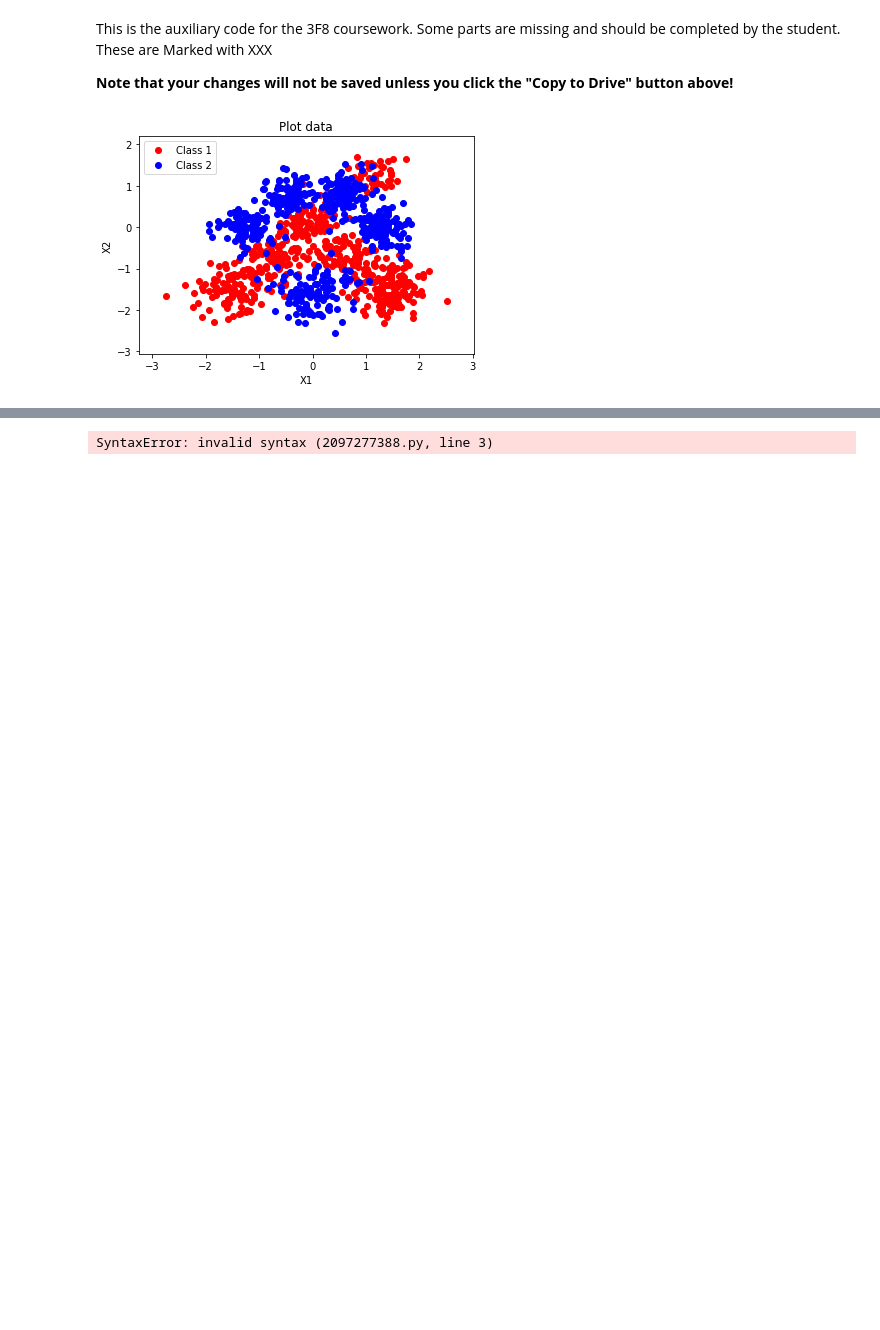
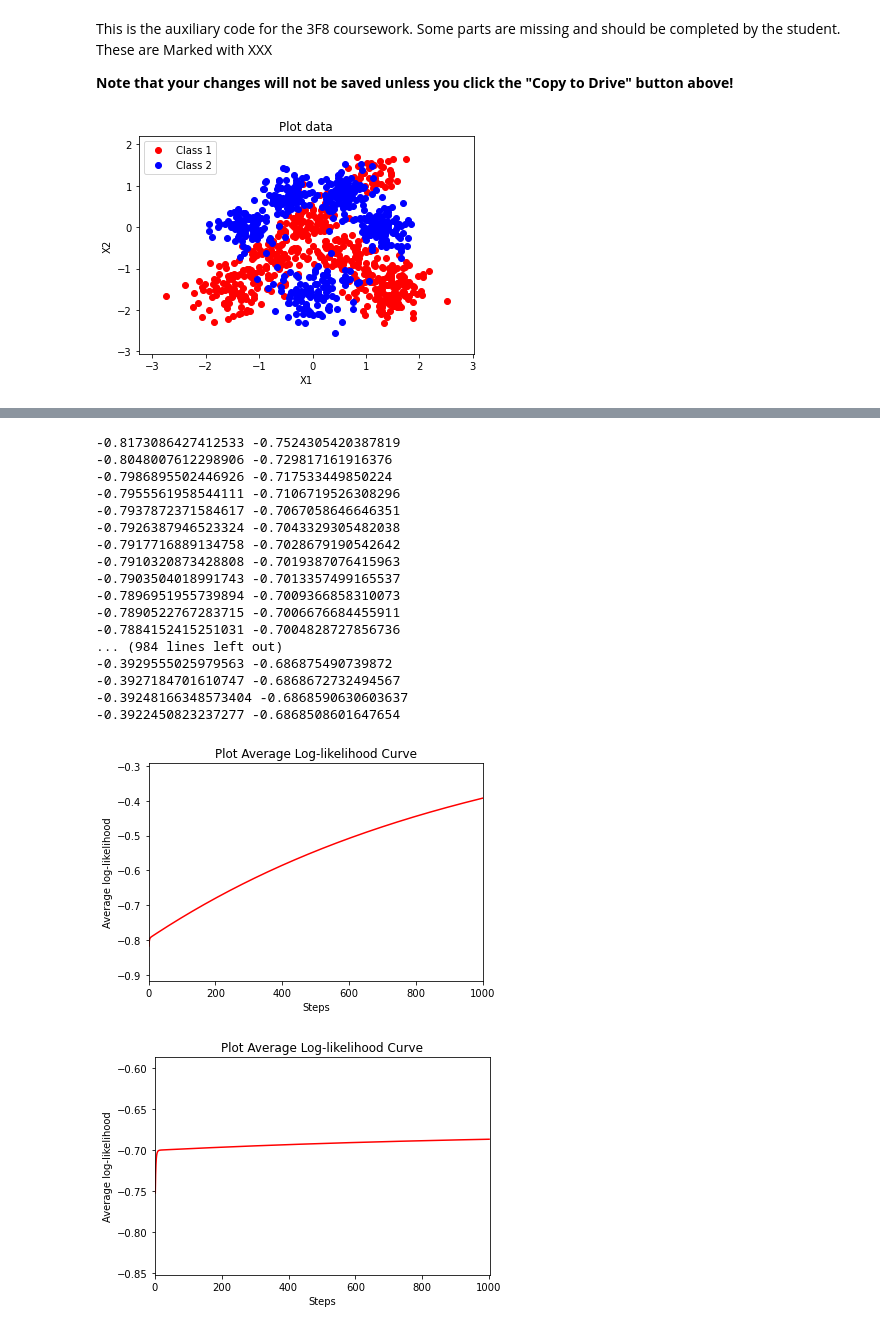
Before and after one commit to ofs416/Bayesian_Inference, a Jupyter notebook: 3F8_Lab.ipynb, the cells around one changed output, grey strips where cells are left out. Drawn from its saved outputs; the diff is of its cells as text; code cells hidden in the pictures; blank space fills up the shorter version.

```diff
--- a/3F8_Lab.ipynb
+++ b/3F8_Lab.ipynb
@@ -264,10 +276,38 @@ def evaluate_basis_functions(l, X, Z):
 # %%
 # We expand the data
 
-l = # XXX Width of the Gaussian basis funcction. To be completed by the student
+l = 0.01 # XXX Width of the Gaussian basis funcction. To be completed by the student
 
 X_tilde_train = get_x_tilde(evaluate_basis_functions(l, X_train, X_train))
 X_tilde_test = get_x_tilde(evaluate_basis_functions(l, X_test, X_train))
+
+# We train the new classifier on the feature expanded inputs
+
+alpha = 0.002 # XXX Learning rate for gradient-based optimisation with basis functions. To be completed by the student 0.0001, 0.002, 0.00003
+n_steps = 1000 # XXX Number of steps of gradient-based optimisation with basis functions. To be completed by the student
+
+w, ll_train, ll_test = fit_w(X_tilde_train, y_train, X_tilde_test, y_test, n_steps, alpha)
+
+plot_ll(ll_train)
+plot_ll(ll_test)
 # %% [output]
-SyntaxError: invalid syntax (2097277388.py, line 3)
+-0.8173086427412533 -0.7524305420387819
+-0.8048007612298906 -0.729817161916376
+-0.7986895502446926 -0.717533449850224
+-0.7955561958544111 -0.7106719526308296
+-0.7937872371584617 -0.7067058646646351
+-0.7926387946523324 -0.7043329305482038
+-0.7917716889134758 -0.7028679190542642
+-0.7910320873428808 -0.7019387076415963
+-0.7903504018991743 -0.7013357499165537
+-0.7896951955739894 -0.7009366858310073
+-0.7890522767283715 -0.7006676684455911
+-0.7884152415251031 -0.7004828727856736
+... (984 lines left out)
+-0.3929555025979563 -0.686875490739872
+-0.3927184701610747 -0.6868672732494567
+-0.39248166348573404 -0.6868590630603637
+-0.3922450823237277 -0.6868508601647654
+[figure, added]
+[figure, added]
 # %%
```
Also changed, not shown: parts of 9 cells of this notebook.
